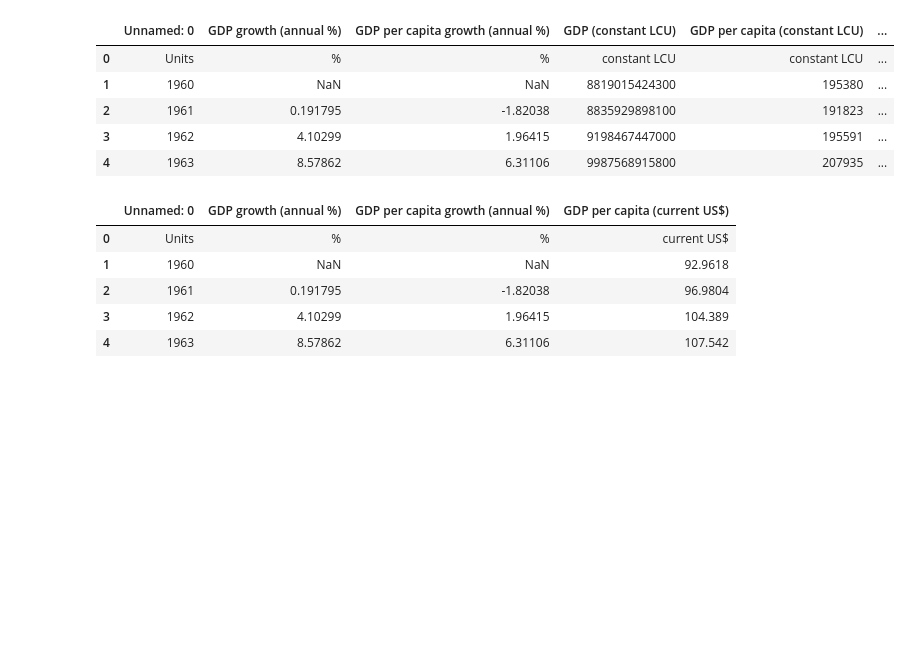
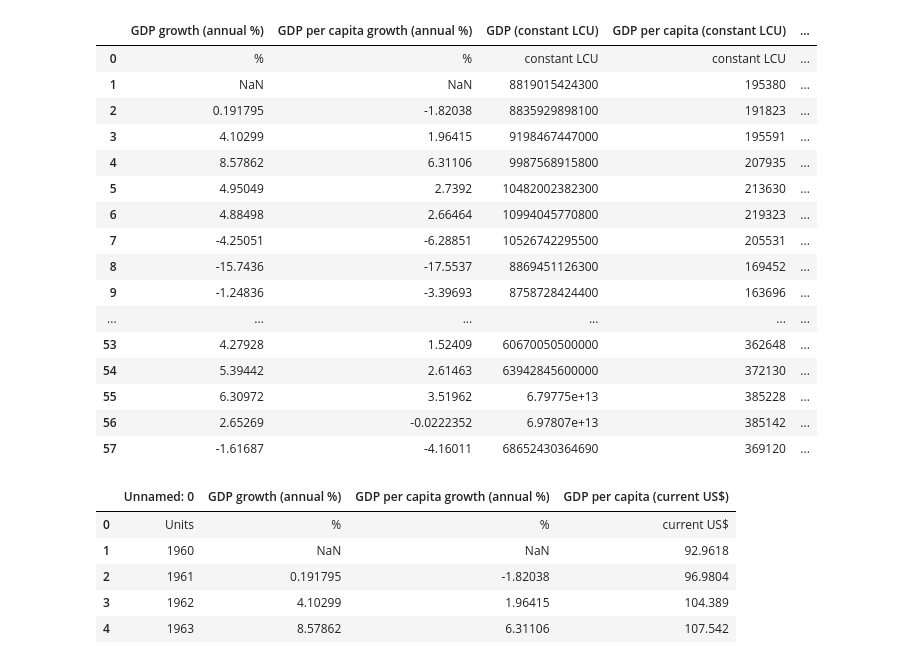
Before and after one commit to bgreatfit/Data-Visualization-ProjectTeam-Group4, a Jupyter notebook: GDP & Crude Oil Prices .ipynb, the cells around one changed output. Cells and saved outputs as stored; diff of their text form; code cells hidden in the pictures; blank space fills up the shorter version.

```diff
--- a/GDP & Crude Oil Prices .ipynb
+++ b/GDP & Crude Oil Prices .ipynb
@@ -8,13 +8,26 @@ data = pd.read_excel('nigeria_gdp.xlsx',skiprows=7)
 # %%
 data.head()
 #From the below dataset we need to drop irrelevant columns
+#del data['Unnamed: 0']
+data
 # %% [output]
-|  | Unnamed: 0 | GDP growth (annual %) | GDP per capita growth (annual %) | GDP (constant LCU) | GDP per capita (constant LCU) | ... |
-| 0 | Units | % | % | constant LCU | constant LCU | ... |
-| 1 | 1960 | NaN | NaN | 8819015424300 | 195380 | ... |
-| 2 | 1961 | 0.191795 | -1.82038 | 8835929898100 | 191823 | ... |
-| 3 | 1962 | 4.10299 | 1.96415 | 9198467447000 | 195591 | ... |
-| 4 | 1963 | 8.57862 | 6.31106 | 9987568915800 | 207935 | ... |
+|  | GDP growth (annual %) | GDP per capita growth (annual %) | GDP (constant LCU) | GDP per capita (constant LCU) | ... |
+| 0 | % | % | constant LCU | constant LCU | ... |
+| 1 | NaN | NaN | 8819015424300 | 195380 | ... |
+| 2 | 0.191795 | -1.82038 | 8835929898100 | 191823 | ... |
+| 3 | 4.10299 | 1.96415 | 9198467447000 | 195591 | ... |
+| 4 | 8.57862 | 6.31106 | 9987568915800 | 207935 | ... |
+| 5 | 4.95049 | 2.7392 | 10482002382300 | 213630 | ... |
+| 6 | 4.88498 | 2.66464 | 10994045770800 | 219323 | ... |
+| 7 | -4.25051 | -6.28851 | 10526742295500 | 205531 | ... |
+| 8 | -15.7436 | -17.5537 | 8869451126300 | 169452 | ... |
+| 9 | -1.24836 | -3.39693 | 8758728424400 | 163696 | ... |
+| ... | ... | ... | ... | ... | ... |
+| 53 | 4.27928 | 1.52409 | 60670050500000 | 362648 | ... |
+| 54 | 5.39442 | 2.61463 | 63942845600000 | 372130 | ... |
+| 55 | 6.30972 | 3.51962 | 6.79775e+13 | 385228 | ... |
+| 56 | 2.65269 | -0.0222352 | 6.97807e+13 | 385142 | ... |
+| 57 | -1.61687 | -4.16011 | 68652430364690 | 369120 | ... |
 # %%
 data.drop(columns = ['GDP (constant LCU)','GDP (current LCU)','GDP per capita (constant LCU)','GDP (current LCU)','GDP (current US$)','GDP, PPP (current international $)'], inplace = True)
 # %%
```
